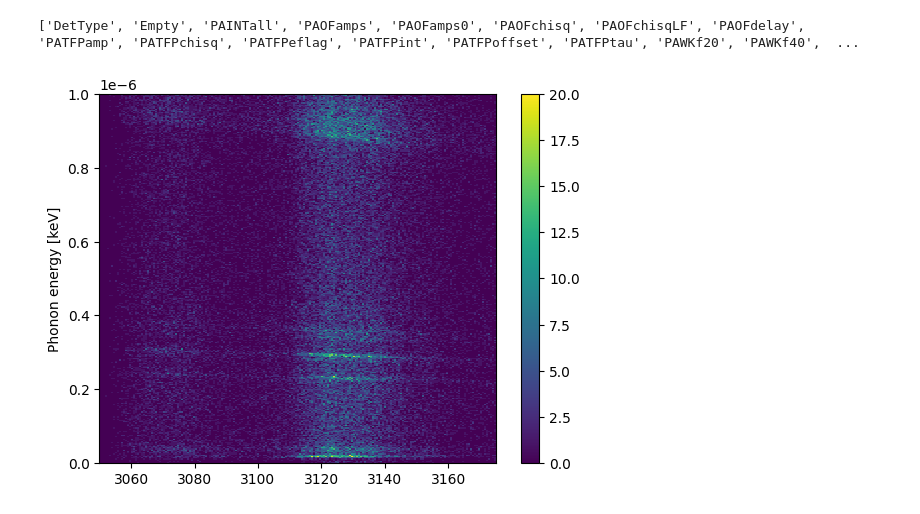
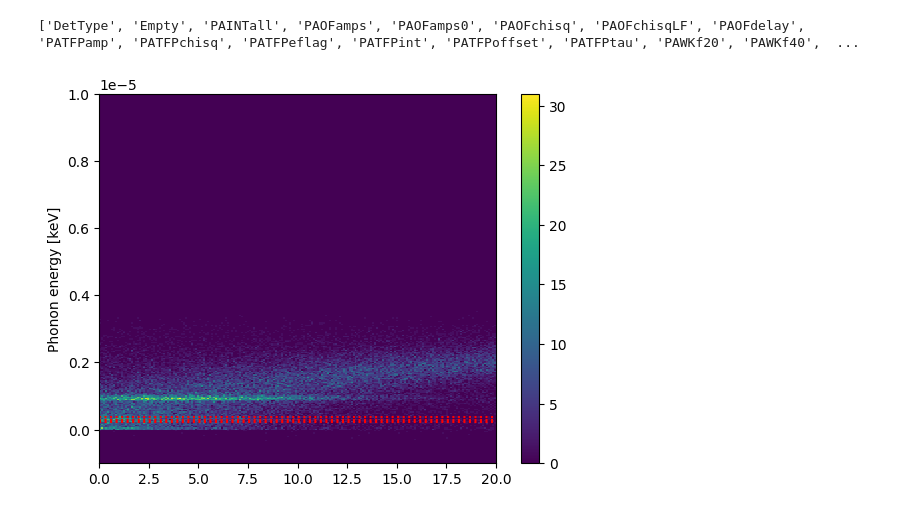
Before and after one commit to villano-lab/R76Analysis, a Jupyter notebook: HV1_Calibration.ipynb, the cells around one changed output. Cells and saved outputs as stored; diff of their text form; code cells hidden in the pictures.

Commit message:
Attempt to get a calibration curve I don't think I actually have the right information here -- as you can see, values are too small

```diff
--- a/HV1_Calibration.ipynb
+++ b/HV1_Calibration.ipynb
@@ -44,14 +44,27 @@ e = e[0]
 # %%
 crand = np.array([(x==1) for x in z['EventCategory']])
 z['PTwid'] = (z['PTWKf40'] - z['PTWKr40'])*1e6
+z['PTdbs'] = (z['PAbspost'] - z['PAbs'] + z['PBbspost'] - z['PBbs']
+    + z['PCbspost'] - z['PCbs'] + z['PDbspost'] - z['PDbs'] + z['PEbspost'] - z['PEbs']
+    + z['PFbspost'] - z['PFbs'])
+z['PTINTall_PTbscorr'] = z['PTINTall'] - ((z['PTdbs']<0)*0.5*z['PTdbs']*4096/z['PFnorm'])
 # %%
 fig = plt.figure()
-h = plt.hist2d(z["PFbs"][~crand],z["PTOFamps"][~crand],
-               bins=[np.linspace(3050,3175,200),np.linspace(0,1e-6,300)])
+h = plt.hist2d(z["PTdbs"][~crand],z["PTOFamps"][~crand]
+               ,bins=[np.linspace(0,20,200),np.linspace(-1e-6,1e-5,300)])
 plt.ylabel("Phonon energy [keV]")
 #plt.xlabel("Baseline elevation") #Not true yet; just the goal.
+#Based on the calculation I think this might be what I have now? But,
+#Based on the plot it's very clearly not it.
 fig.colorbar(h[3])
+
+pointsx = [0,0.22e-6,0.29e-6,0.38e-6] #Measured outputs, not yet known.
+
+plt.axhline(pointsx[1],color='red',linestyle='dotted')
+plt.axhline(pointsx[2],color='red',linestyle='dotted')
+plt.axhline(pointsx[3],color='red',linestyle='dotted')
+
 plt.show()
 # %% [output]
-[figure, old version]
+[figure, new version]
 # %%
```
Also changed, not shown: parts of 1 cell of this notebook.
